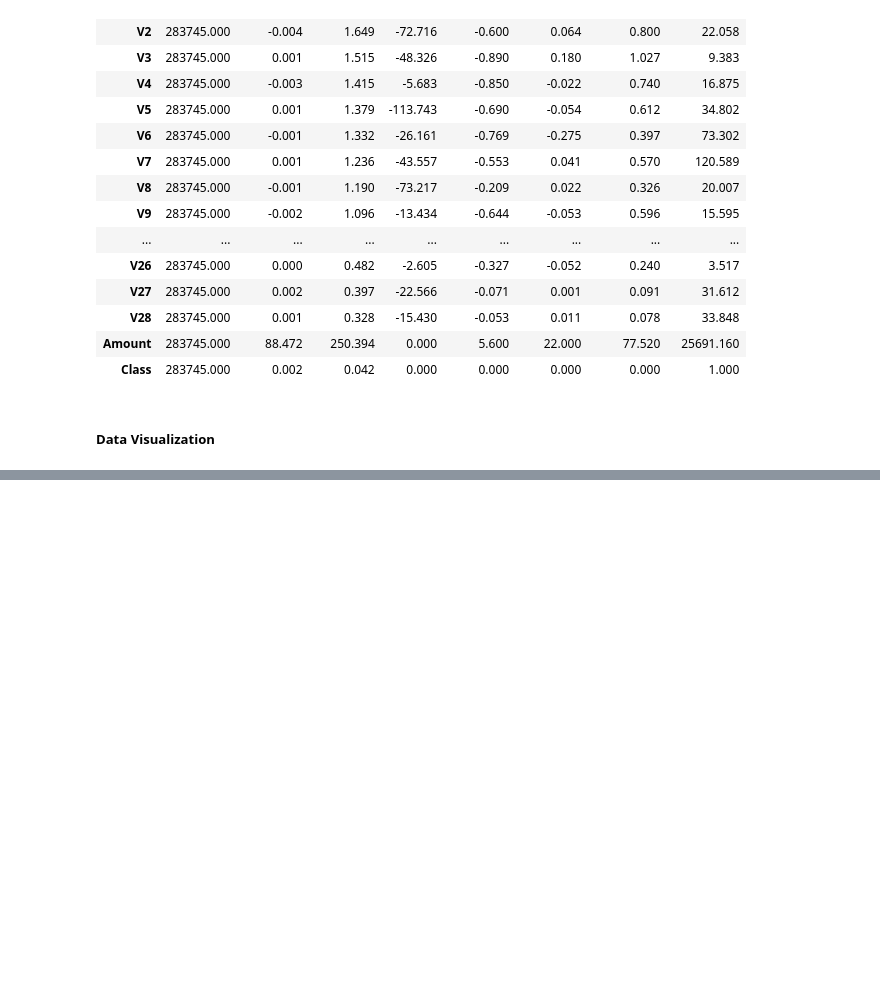
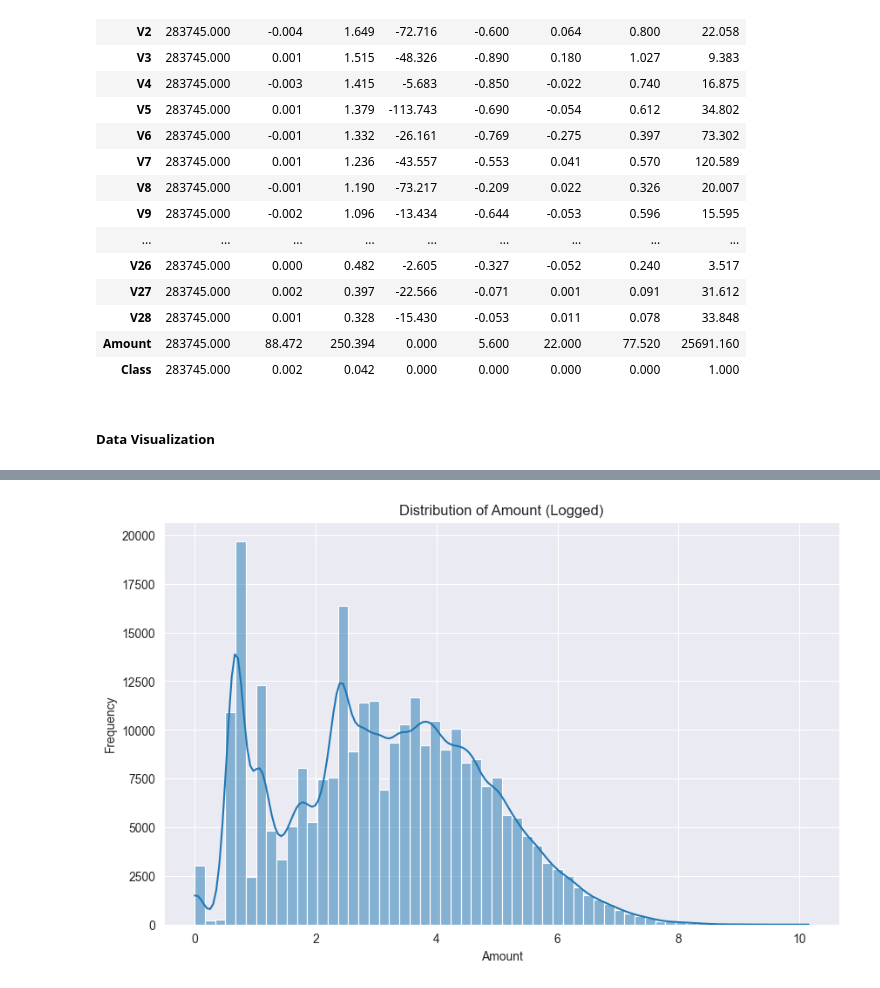
Before and after one commit to Dilshan7704/Credit-Card-Fraud-Detection-Analysis-ML, a Jupyter notebook: Credit_Card_Fraud_Detection.ipynb, the cells around one changed output, grey strips where cells are left out. Saved outputs shown, nothing was run; the diff lists cells and outputs as text; code cells hidden in the pictures; blank space fills up the shorter version.

```diff
--- a/Credit_Card_Fraud_Detection.ipynb
+++ b/Credit_Card_Fraud_Detection.ipynb
@@ -183,0 +193,10 @@ df.describe().T
+# %%
+# Amount distribution
+plt.figure(figsize=(10,6))
+sns.histplot(np.log1p(df['Amount']), bins=60, kde=True)
+plt.title("Distribution of Amount (Logged)")
+plt.xlabel("Amount")
+plt.ylabel("Frequency")
+plt.show()
+# %% [output]
+[figure, added]
```
Also changed, not shown: parts of 6 cells of this notebook.
